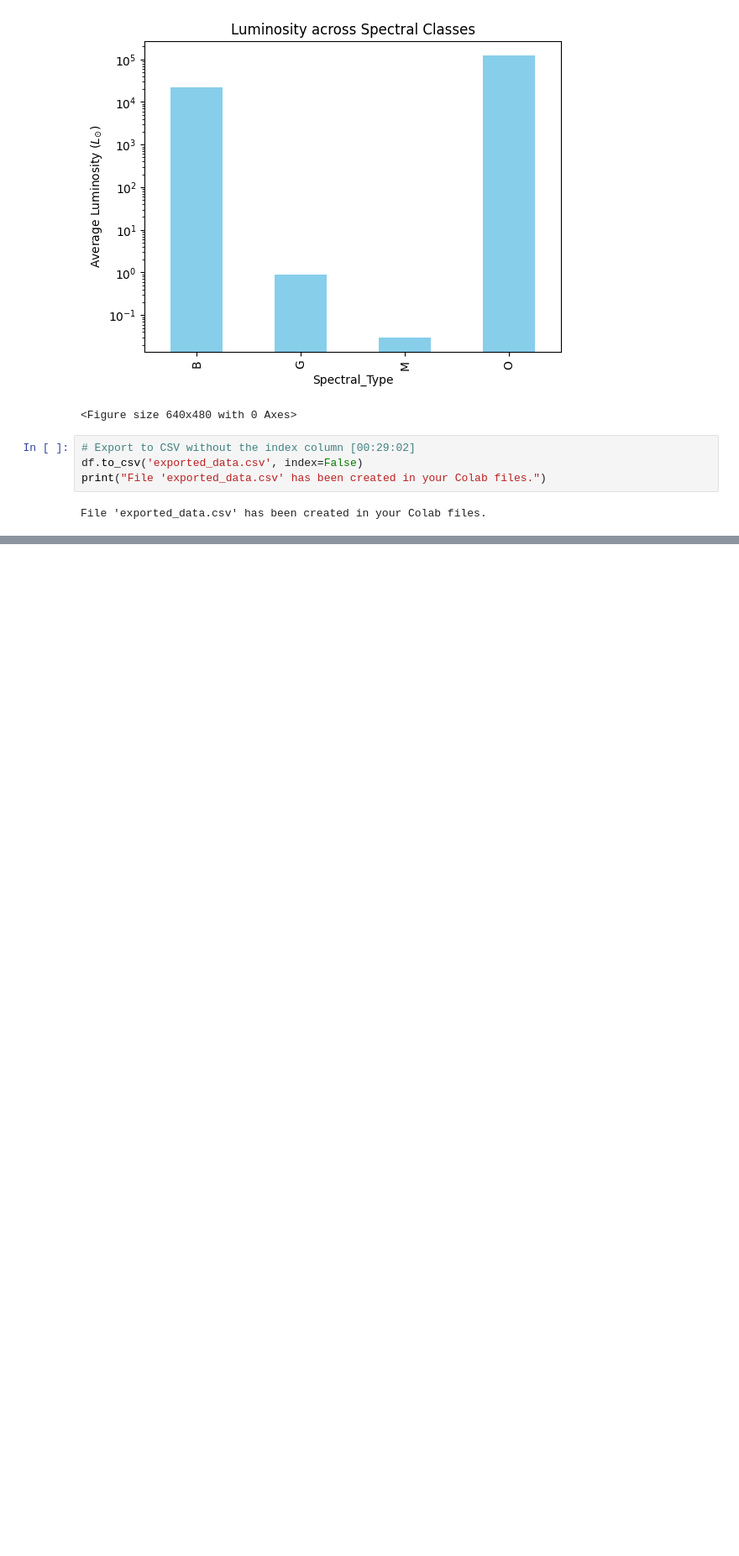
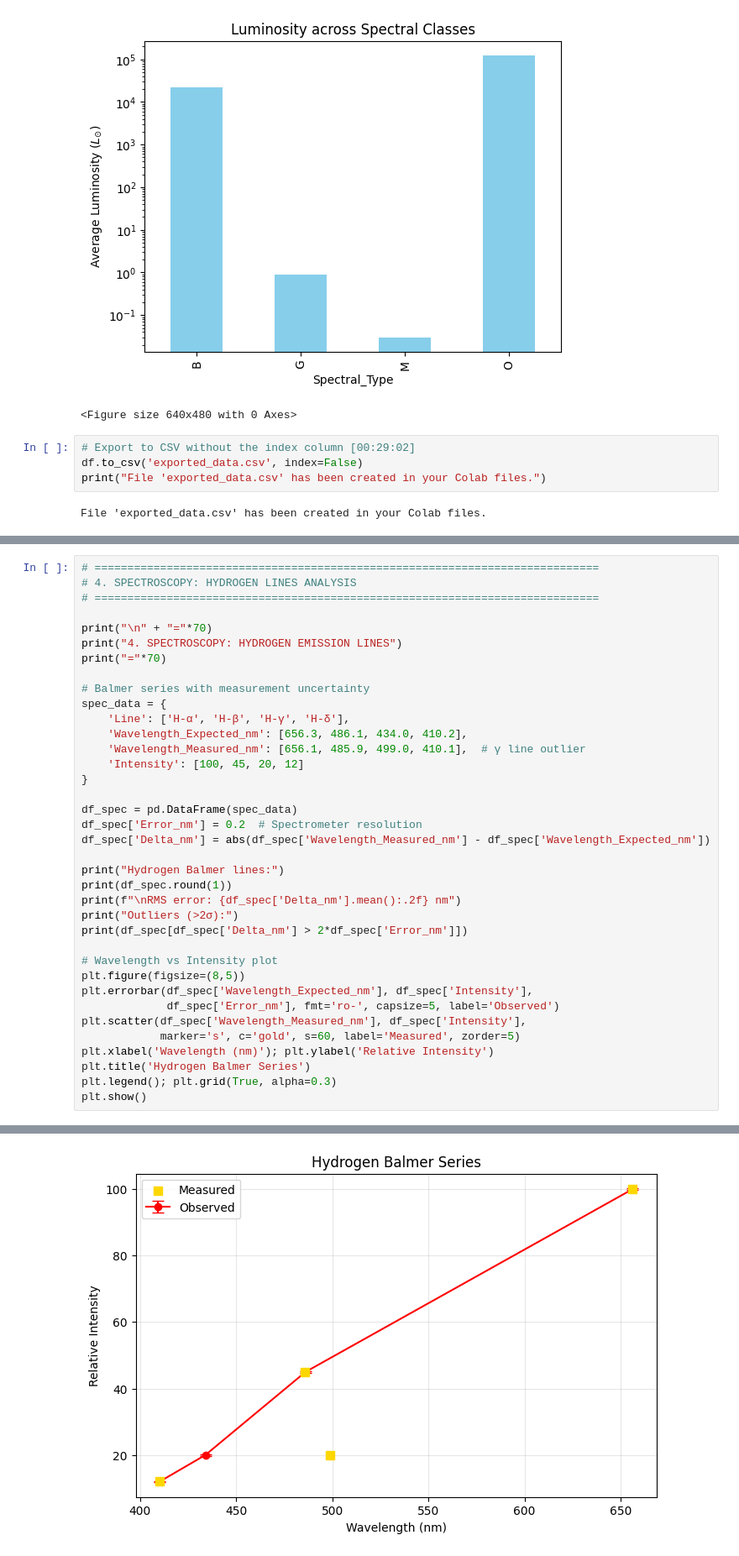
Before and after one commit to urmilapol/urmilapolprojects, a Jupyter notebook: finalphysics.ipynb, the cells around one changed output, grey strips where cells are left out. Shown at 84% size. Drawn from its saved outputs; the diff is of its cells as text; blank space fills up the shorter version.

```diff
--- a/finalphysics.ipynb
+++ b/finalphysics.ipynb
@@ -568,0 +757,38 @@ File 'exported_data.csv' has been created in your Colab files.
+# %%
+# =============================================================================
+# 4. SPECTROSCOPY: HYDROGEN LINES ANALYSIS
+# =============================================================================
+
+print("\n" + "="*70)
+print("4. SPECTROSCOPY: HYDROGEN EMISSION LINES")
+print("="*70)
+
+# Balmer series with measurement uncertainty
+spec_data = {
+    'Line': ['H-α', 'H-β', 'H-γ', 'H-δ'],
+    'Wavelength_Expected_nm': [656.3, 486.1, 434.0, 410.2],
+    'Wavelength_Measured_nm': [656.1, 485.9, 499.0, 410.1],  # γ line outlier
+    'Intensity': [100, 45, 20, 12]
+}
+
+df_spec = pd.DataFrame(spec_data)
+df_spec['Error_nm'] = 0.2  # Spectrometer resolution
+df_spec['Delta_nm'] = abs(df_spec['Wavelength_Measured_nm'] - df_spec['Wavelength_Expected_nm'])
+
+print("Hydrogen Balmer lines:")
+print(df_spec.round(1))
+print(f"\nRMS error: {df_spec['Delta_nm'].mean():.2f} nm")
+print("Outliers (>2σ):")
+print(df_spec[df_spec['Delta_nm'] > 2*df_spec['Error_nm']])
+
+# Wavelength vs Intensity plot
+plt.figure(figsize=(8,5))
+plt.errorbar(df_spec['Wavelength_Expected_nm'], df_spec['Intensity'],
+             df_spec['Error_nm'], fmt='ro-', capsize=5, label='Observed')
+plt.scatter(df_spec['Wavelength_Measured_nm'], df_spec['Intensity'],
+            marker='s', c='gold', s=60, label='Measured', zorder=5)
+plt.xlabel('Wavelength (nm)'); plt.ylabel('Relative Intensity')
+plt.title('Hydrogen Balmer Series')
+plt.legend(); plt.grid(True, alpha=0.3)
+plt.show()
+# %% [output]
@@ -568,0 +812 @@ File 'exported_data.csv' has been created in your Colab files.
+[figure, added]
```
Also changed, not shown: parts of 5 cells of this notebook.
